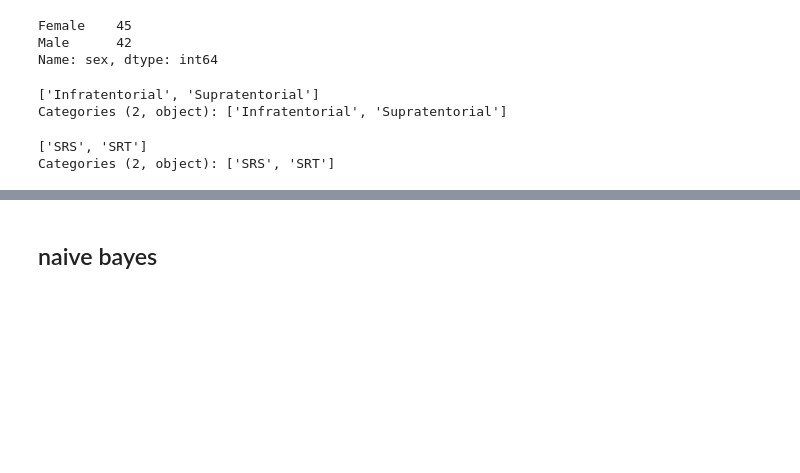
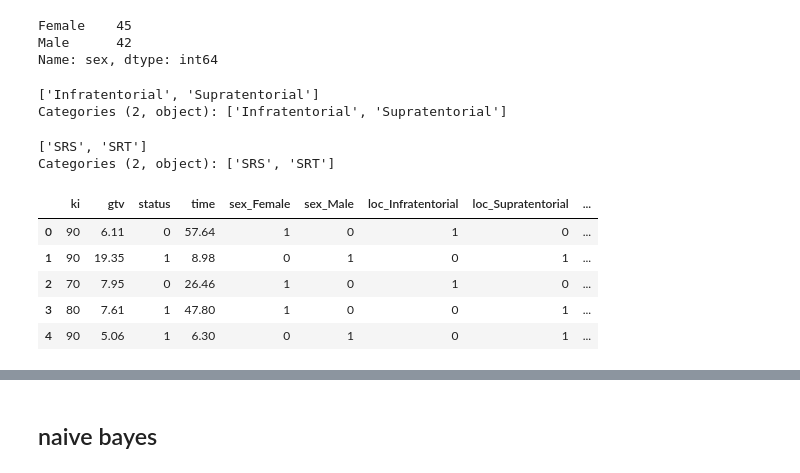
Before and after one commit to jlang62/machine-learning-exercises, a Jupyter notebook: exam/notebooks/Problem2.ipynb, the cells around one changed output, grey strips where cells are left out. Drawn from its saved outputs; the diff is of its cells as text; code cells hidden in the pictures; blank space fills up the shorter version.

```diff
--- a/exam/notebooks/Problem2.ipynb
+++ b/exam/notebooks/Problem2.ipynb
@@ -81,6 +81,16 @@ df['stereo'].unique()
 # %% [output]
 ['SRS', 'SRT']
 Categories (2, object): ['SRS', 'SRT']
+# %%
+df_encoded = pd.get_dummies(df.drop(['diagnosis'], axis=1))
+df_encoded.head()
+# %% [output]
+|  | ki | gtv | status | time | sex_Female | sex_Male | loc_Infratentorial | loc_Supratentorial | ... |
+| 0 | 90 | 6.11 | 0 | 57.64 | 1 | 0 | 1 | 0 | ... |
+| 1 | 90 | 19.35 | 1 | 8.98 | 0 | 1 | 0 | 1 | ... |
+| 2 | 70 | 7.95 | 0 | 26.46 | 1 | 0 | 1 | 0 | ... |
+| 3 | 80 | 7.61 | 1 | 47.80 | 1 | 0 | 0 | 1 | ... |
+| 4 | 90 | 5.06 | 1 | 6.30 | 0 | 1 | 0 | 1 | ... |
 # %%
 # pairplot to check for correlation
 import seaborn as sns
```
Also changed, not shown: parts of 10 cells of this notebook, 3 other files.
